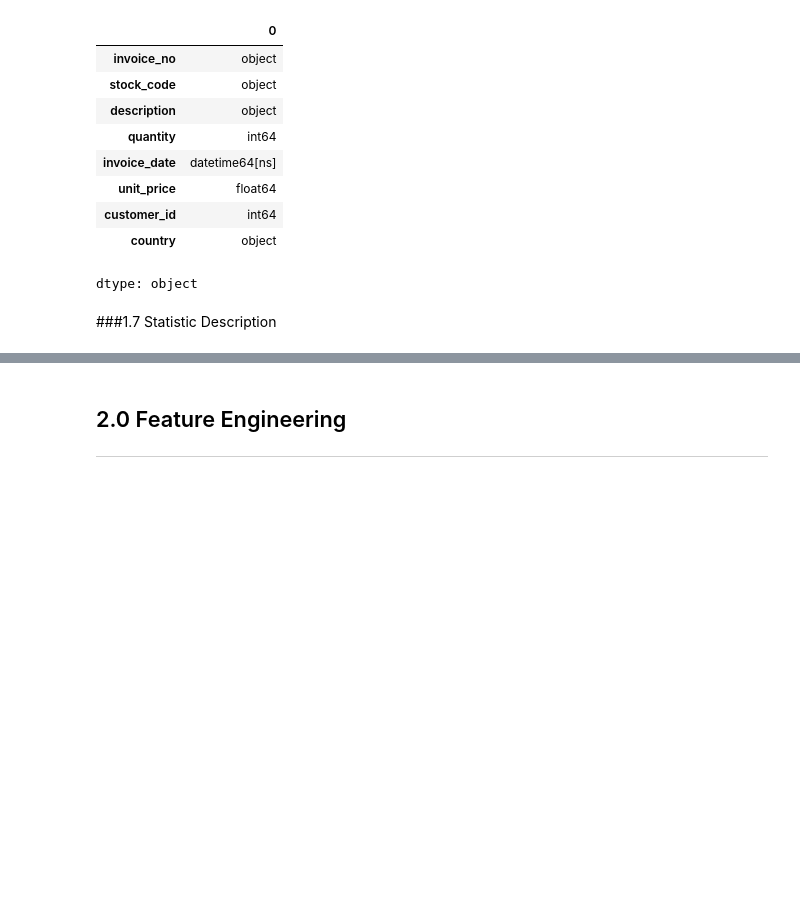
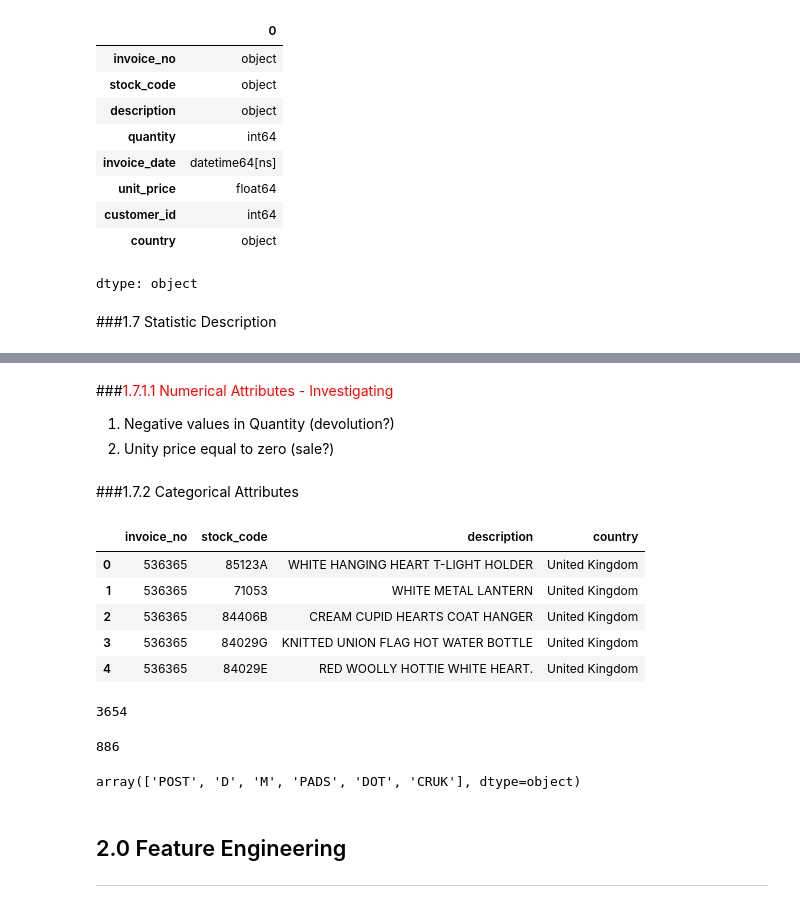
Before and after one commit to jessicanadalete/clustering_fidelity, a Jupyter notebook: Clustering_Fidelity_Project_Cycle2.ipynb, the cells around one changed output, grey strips where cells are left out. Cells and saved outputs as stored; diff of their text form; code cells hidden in the pictures; blank space fills up the shorter version.

```diff
--- a/Clustering_Fidelity_Project_Cycle2.ipynb
+++ b/Clustering_Fidelity_Project_Cycle2.ipynb
@@ -170,3 +202,31 @@ dtype: object
+# %% [markdown]
+###<font color='red'>1.7.1.1 Numerical Attributes - Investigating </font>
+1. Negative values in Quantity (devolution?)
+2. Unity price equal to zero (sale?)
+# %% [markdown]
+###1.7.2 Categorical Attributes
+# %%
+cat_attributes.head()
+# %% [output]
+|  | invoice_no | stock_code | description | country |
+| 0 | 536365 | 85123A | WHITE HANGING HEART T-LIGHT HOLDER | United Kingdom |
+| 1 | 536365 | 71053 | WHITE METAL LANTERN | United Kingdom |
+| 2 | 536365 | 84406B | CREAM CUPID HEARTS COAT HANGER | United Kingdom |
+| 3 | 536365 | 84029G | KNITTED UNION FLAG HOT WATER BOTTLE | United Kingdom |
+| 4 | 536365 | 84029E | RED WOOLLY HOTTIE WHITE HEART. | United Kingdom |
+# %%
+#cat_attributes['invoice_no'].astype(int)
+len(cat_attributes.loc[cat_attributes['invoice_no'].apply(lambda x: bool (re.search('[^0-9]+', x))), 'invoice_no'].drop_duplicates())
+# %% [output]
+3654
+# %%
+len(cat_attributes.loc[cat_attributes['stock_code'].apply(lambda x: bool (re.search('[^0-9]+', x))), 'stock_code'].drop_duplicates())
+# %% [output]
+886
+# %%
+df1.loc[cat_attributes['stock_code'].apply(lambda x: bool (re.search('^[A-Za-z]+$', x))), 'stock_code'].unique()
+# %% [output]
+array(['POST', 'D', 'M', 'PADS', 'DOT', 'CRUK'], dtype=object)
 # %% [markdown]
 ## 2.0 Feature Engineering
 -----
```
Also changed, not shown: parts of 27 cells of this notebook.
